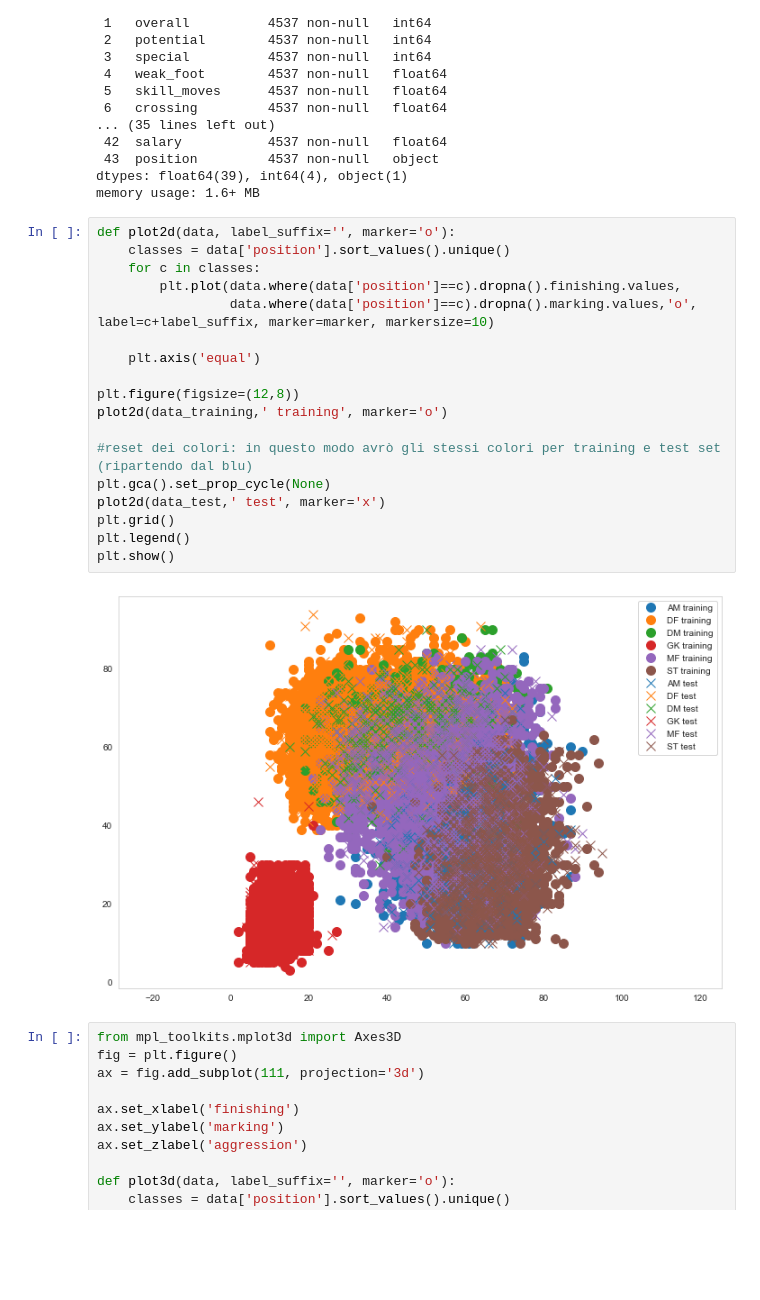
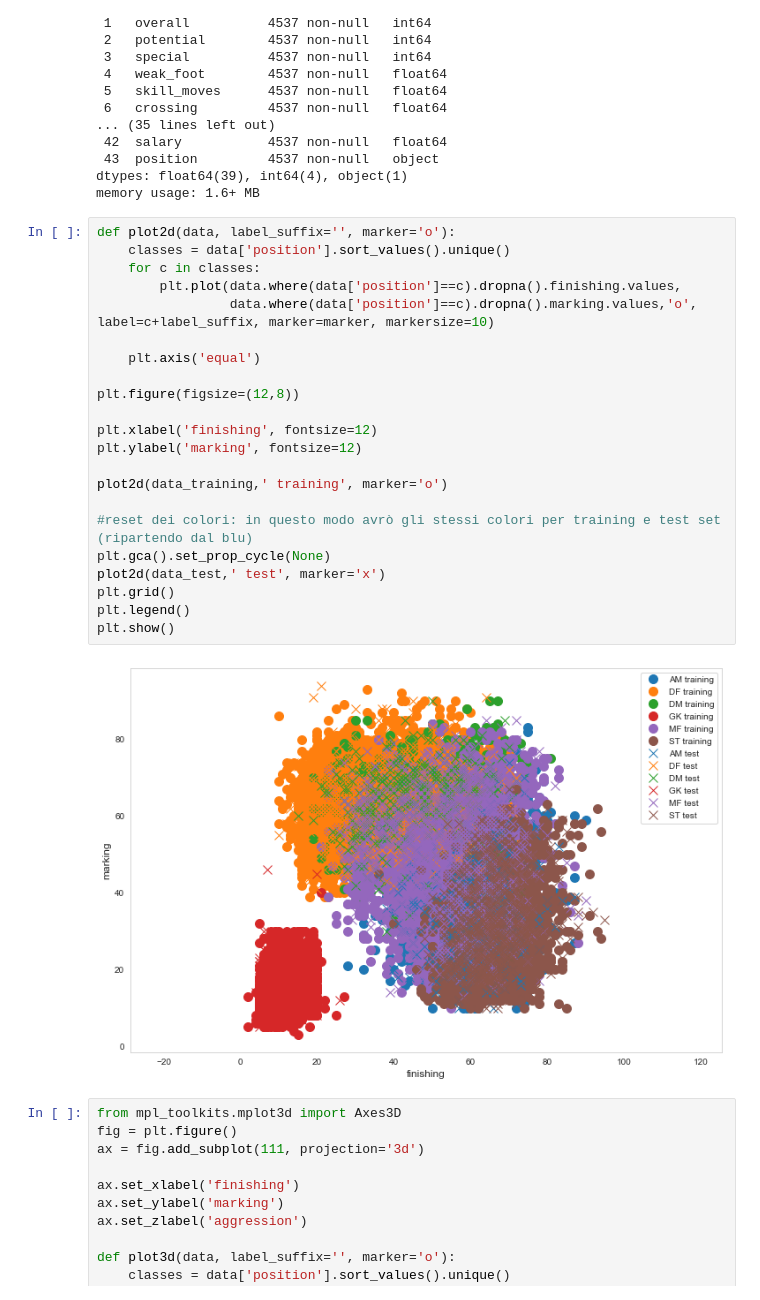
Before and after one commit to ValerioTosto/Fifa19DataAnalysis, a Jupyter notebook: Fifa19 Analysis.ipynb, the cells around one changed output. Drawn from its saved outputs; the diff is of its cells as text; blank space fills up the shorter version.

```diff
--- a/Fifa19 Analysis.ipynb
+++ b/Fifa19 Analysis.ipynb
@@ -742,23 +742,27 @@ memory usage: 1.6+ MB
 # %%
 def plot2d(data, label_suffix='', marker='o'):
     classes = data['position'].sort_values().unique()
     for c in classes:
         plt.plot(data.where(data['position']==c).dropna().finishing.values,
                  data.where(data['position']==c).dropna().marking.values,'o', label=c+label_suffix, marker=marker, markersize=10)
 
     plt.axis('equal')
 
 plt.figure(figsize=(12,8))
+
+plt.xlabel('finishing', fontsize=12)
+plt.ylabel('marking', fontsize=12)
+
 plot2d(data_training,' training', marker='o')
 
 #reset dei colori: in questo modo avrò gli stessi colori per training e test set (ripartendo dal blu)
 plt.gca().set_prop_cycle(None)
 plot2d(data_test,' test', marker='x')
 plt.grid()
 plt.legend()
 plt.show()
 # %% [output]
-[figure, old version]
+[figure, new version]
 # %%
 from mpl_toolkits.mplot3d import Axes3D
 fig = plt.figure()
```
Also changed, not shown: parts of 17 cells of this notebook.
